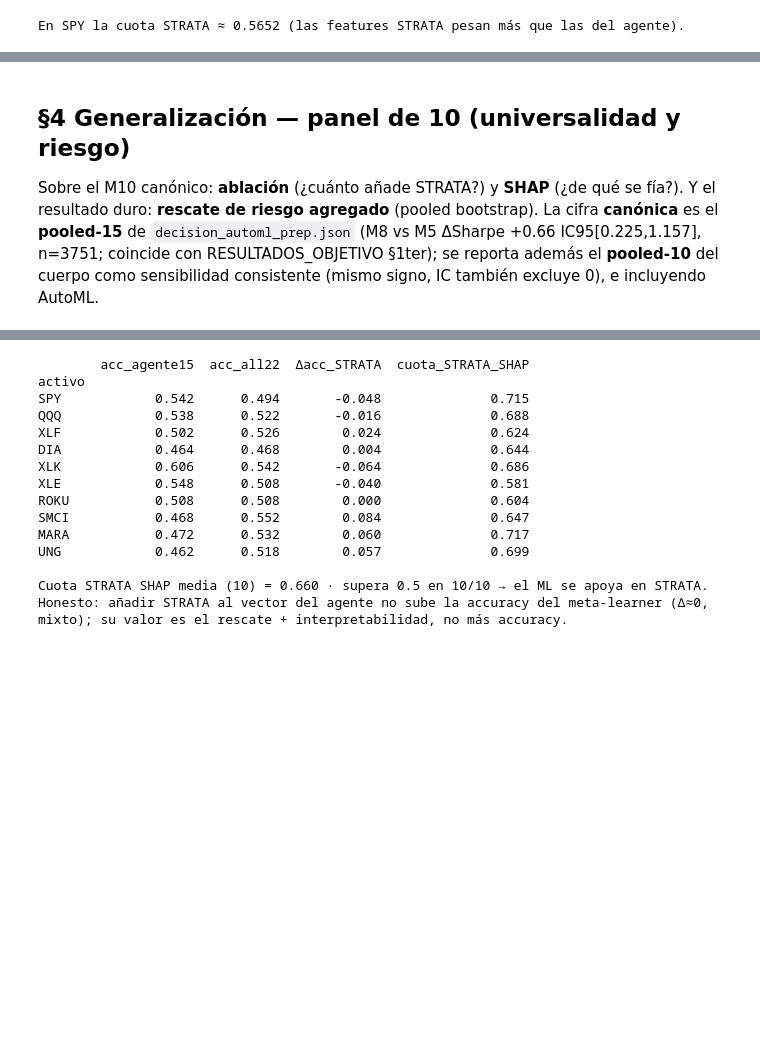
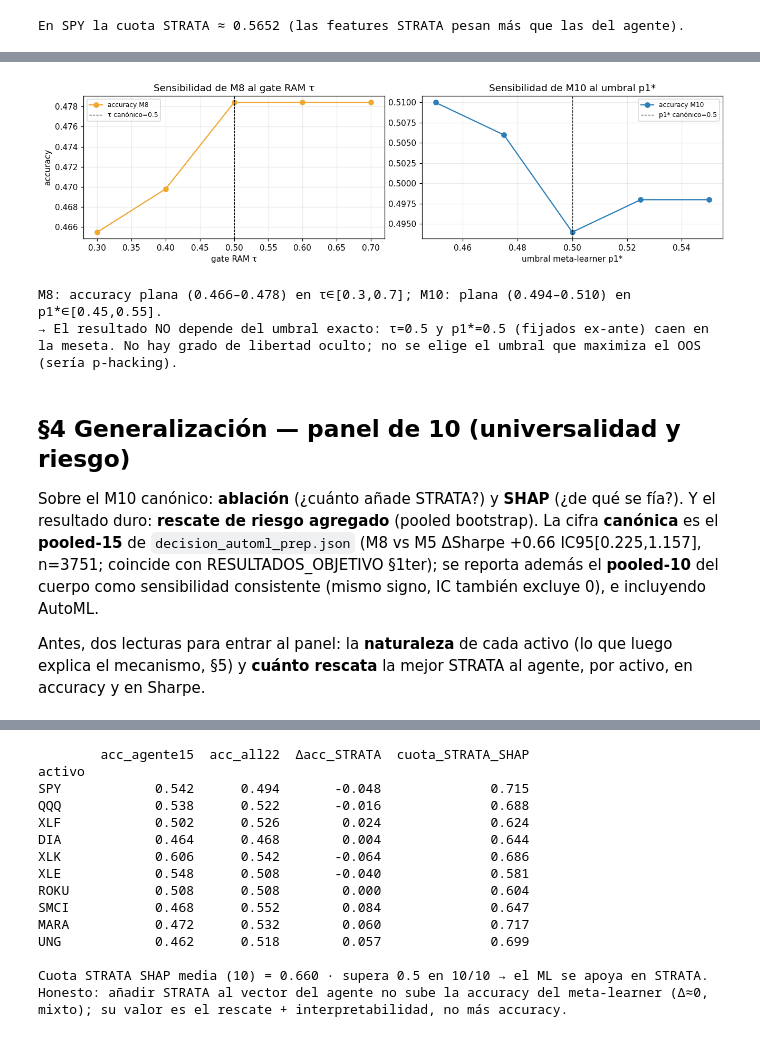
Before and after one commit to RaquelGarciah/Real-time-statistical-supervision-of-an-AI-trading-agent, a Jupyter notebook: notebooks/STRATA_marco_practico.ipynb, the cells around one changed output, grey strips where cells are left out. Drawn from its saved outputs; the diff is of its cells as text; code cells hidden in the pictures; blank space fills up the shorter version.

```diff
--- a/notebooks/STRATA_marco_practico.ipynb
+++ b/notebooks/STRATA_marco_practico.ipynb
@@ -79,6 +79,8 @@ SMR  = _load("outputs/experiments/m10_smci_rolling.json")
 SMC  = _load("outputs/experiments/smci_calib_window.json")
 RDT  = _load("outputs/experiments/regime_direction_table.json")
 NOC  = _load("outputs/experiments/net_of_cost_panel.json")              # net-of-cost + turnover (panel 10)
+SPYIV = _load("outputs/experiments/spy_intervention_variants.json")      # SPY: abstención/override + sensibilidad de umbrales
+NAT = {a: CLU["por_activo"][a]["nat"] for a in CLU["por_activo"]}        # naturaleza por activo (leverage/crisis/vol/sesgo)
 
 # --- Panel de 10 (cuerpo) + 5 en apéndice de límite ---
 PANEL10 = ["SPY", "QQQ", "XLF", "DIA", "XLK", "XLE", "ROKU", "SMCI", "MARA", "UNG"]
@@ -346,3 +375,20 @@ En SPY la cuota STRATA ≈ 0.5652 (las features STRATA pesan más que las del ag
+# %%
+# (b) Sensibilidad a umbrales — robustez, NO tuning (se muestra el barrido entero; canónicos τ=0.5, p1*=0.5)
+sr, sp = SPYIV["sweep_ram_tau"], SPYIV["sweep_m10_p1"]
+fig, axes = plt.subplots(1, 2, figsize=(12, 3.4))
+axes[0].plot([r["tau"] for r in sr], [r["accuracy"] for r in sr], "o-", color="#f0a830", label="accuracy M8")
+axes[0].axvline(0.5, color="k", ls="--", lw=.8, label="τ canónico=0.5"); axes[0].set_xlabel("gate RAM τ"); axes[0].set_ylabel("accuracy"); axes[0].set_title("Sensibilidad de M8 al gate RAM τ"); axes[0].legend(fontsize=8)
+axes[1].plot([r["p1_thr"] for r in sp], [r["accuracy"] for r in sp], "o-", color="#2c7fb8", label="accuracy M10")
+axes[1].axvline(0.5, color="k", ls="--", lw=.8, label="p1* canónico=0.5"); axes[1].set_xlabel("umbral meta-learner p1*"); axes[1].set_title("Sensibilidad de M10 al umbral p1*"); axes[1].legend(fontsize=8)
+plt.tight_layout(); plt.show()
+print("M8: accuracy plana (%.3f–%.3f) en τ∈[0.3,0.7]; M10: plana (%.3f–%.3f) en p1*∈[0.45,0.55]. " % (
+      min(r["accuracy"] for r in sr), max(r["accuracy"] for r in sr), min(r["accuracy"] for r in sp), max(r["accuracy"] for r in sp)))
+print("→ El resultado NO depende del umbral exacto: τ=0.5 y p1*=0.5 (fijados ex-ante) caen en la meseta. "
+      "No hay grado de libertad oculto; no se elige el umbral que maximiza el OOS (sería p-hacking).")
+# %% [output]
+[figure, added]
+M8: accuracy plana (0.466–0.478) en τ∈[0.3,0.7]; M10: plana (0.494–0.510) en p1*∈[0.45,0.55].
+→ El resultado NO depende del umbral exacto: τ=0.5 y p1*=0.5 (fijados ex-ante) caen en la meseta. No hay grado de libertad oculto; no se elige el umbral que maximiza el OOS (sería p-hacking).
 # %% [markdown]
 ## §4 Generalización — panel de 10 (universalidad y riesgo)
 
@@ -351,3 +397,6 @@ Sobre el M10 canónico: **ablación** (¿cuánto añade STRATA?) y **SHAP** (¿d
 `decision_automl_prep.json` (M8 vs M5 ΔSharpe +0.66 IC95[0.225,1.157], n=3751; coincide con RESULTADOS_OBJETIVO
 §1ter); se reporta además el **pooled-10** del cuerpo como sensibilidad consistente (mismo signo, IC también
 excluye 0), e incluyendo AutoML.
+
+Antes, dos lecturas para entrar al panel: la **naturaleza** de cada activo (lo que luego explica el mecanismo,
+§5) y **cuánto rescata** la mejor STRATA al agente, por activo, en accuracy y en Sharpe.
```
Also changed, not shown: parts of 4 cells of this notebook, 3 other files.
